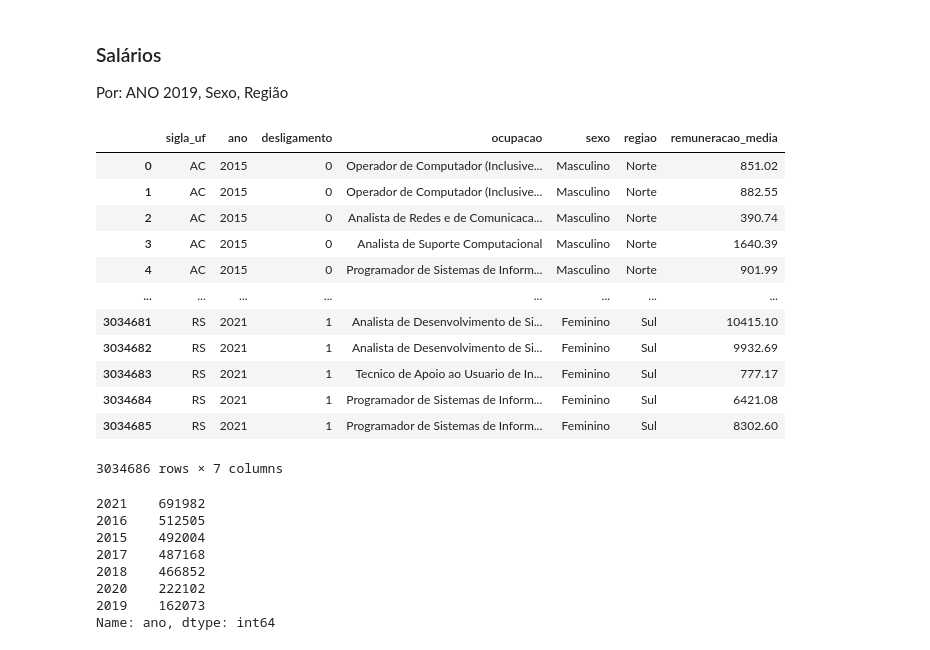
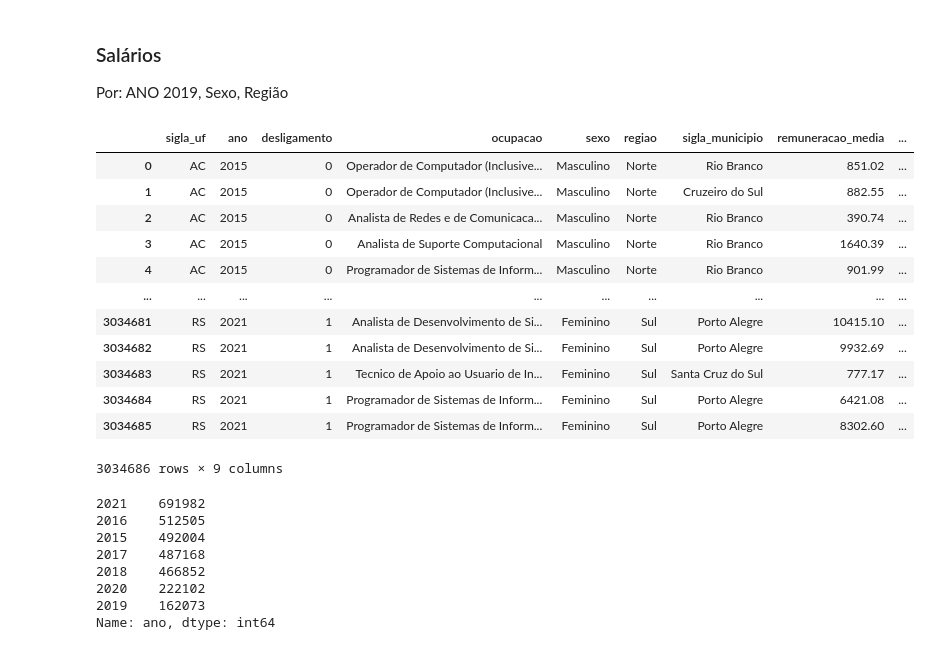
Before and after one commit to celiudos/unb_artigo_mineracao_dados, a Jupyter notebook: src/analise_profissionais_ti_genero.ipynb, the cells around one changed output. Cells and saved outputs as stored; diff of their text form; code cells hidden in the pictures.

```diff
--- a/src/analise_profissionais_ti_genero.ipynb
+++ b/src/analise_profissionais_ti_genero.ipynb
@@ -104,22 +104,22 @@ Por: ANO 2019, Sexo, Região
 # %%
 # df_ana = df_2019[["sigla_uf", "desligamento", "ocupacao", "sexo", "remuneracao_media"]]
 # df_ana = df_2020[["sigla_uf", "desligamento", "ocupacao", "sexo", "regiao", "remuneracao_media"]]
-df_ana = df[["sigla_uf", "ano", "desligamento", "ocupacao", "sexo", "regiao", "remuneracao_media"]]
+df_ana = df[["sigla_uf", "ano", "desligamento", "ocupacao", "sexo", "regiao", "sigla_municipio", "remuneracao_media", "idade"]]
 df_ana
 # %% [output]
-|  | sigla_uf | ano | desligamento | ocupacao | sexo | regiao | remuneracao_media |
-| 0 | AC | 2015 | 0 | Operador de Computador (Inclusive... | Masculino | Norte | 851.02 |
-| 1 | AC | 2015 | 0 | Operador de Computador (Inclusive... | Masculino | Norte | 882.55 |
-| 2 | AC | 2015 | 0 | Analista de Redes e de Comunicaca... | Masculino | Norte | 390.74 |
-| 3 | AC | 2015 | 0 | Analista de Suporte Computacional | Masculino | Norte | 1640.39 |
-| 4 | AC | 2015 | 0 | Programador de Sistemas de Inform... | Masculino | Norte | 901.99 |
-| ... | ... | ... | ... | ... | ... | ... | ... |
-| 3034681 | RS | 2021 | 1 | Analista de Desenvolvimento de Si... | Feminino | Sul | 10415.10 |
-| 3034682 | RS | 2021 | 1 | Analista de Desenvolvimento de Si... | Feminino | Sul | 9932.69 |
-| 3034683 | RS | 2021 | 1 | Tecnico de Apoio ao Usuario de In... | Feminino | Sul | 777.17 |
-| 3034684 | RS | 2021 | 1 | Programador de Sistemas de Inform... | Feminino | Sul | 6421.08 |
-| 3034685 | RS | 2021 | 1 | Programador de Sistemas de Inform... | Feminino | Sul | 8302.60 |
+|  | sigla_uf | ano | desligamento | ocupacao | sexo | regiao | sigla_municipio | remuneracao_media | ... |
+| 0 | AC | 2015 | 0 | Operador de Computador (Inclusive... | Masculino | Norte | Rio Branco | 851.02 | ... |
+| 1 | AC | 2015 | 0 | Operador de Computador (Inclusive... | Masculino | Norte | Cruzeiro do Sul | 882.55 | ... |
+| 2 | AC | 2015 | 0 | Analista de Redes e de Comunicaca... | Masculino | Norte | Rio Branco | 390.74 | ... |
+| 3 | AC | 2015 | 0 | Analista de Suporte Computacional | Masculino | Norte | Rio Branco | 1640.39 | ... |
+| 4 | AC | 2015 | 0 | Programador de Sistemas de Inform... | Masculino | Norte | Rio Branco | 901.99 | ... |
+| ... | ... | ... | ... | ... | ... | ... | ... | ... | ... |
+| 3034681 | RS | 2021 | 1 | Analista de Desenvolvimento de Si... | Feminino | Sul | Porto Alegre | 10415.10 | ... |
+| 3034682 | RS | 2021 | 1 | Analista de Desenvolvimento de Si... | Feminino | Sul | Porto Alegre | 9932.69 | ... |
+| 3034683 | RS | 2021 | 1 | Tecnico de Apoio ao Usuario de In... | Feminino | Sul | Santa Cruz do Sul | 777.17 | ... |
+| 3034684 | RS | 2021 | 1 | Programador de Sistemas de Inform... | Feminino | Sul | Porto Alegre | 6421.08 | ... |
+| 3034685 | RS | 2021 | 1 | Programador de Sistemas de Inform... | Feminino | Sul | Porto Alegre | 8302.60 | ... |
-3034686 rows × 7 columns
+3034686 rows × 9 columns
 # %%
 df_ana["ano"].value_counts()
 # %% [output]
```
Also changed, not shown: parts of 5 cells of this notebook.
